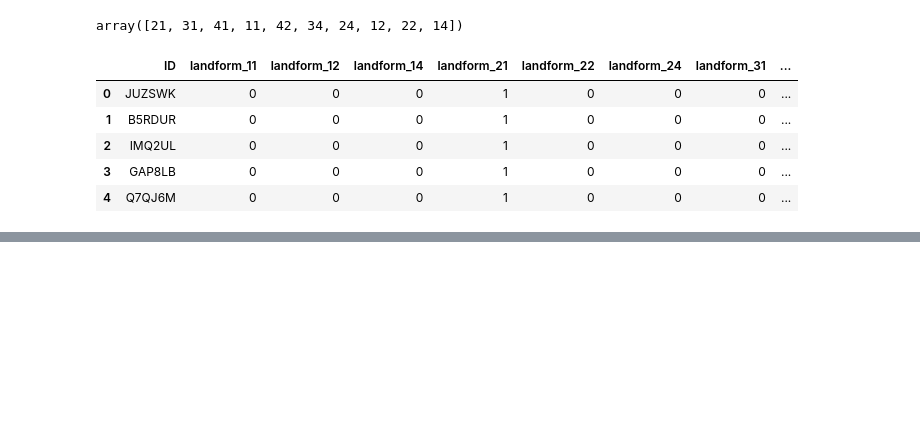
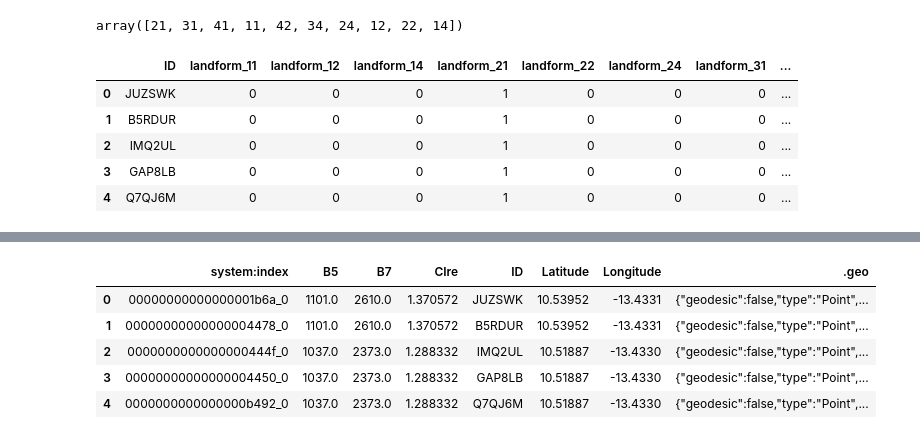
Before and after one commit to lucknera/projekt_interdyscyplinarny, a Jupyter notebook: models/olek-fe.ipynb, the cells around one changed output, grey strips where cells are left out. Cells and saved outputs as stored; diff of their text form; code cells hidden in the pictures; blank space fills up the shorter version.

Commit message:
added cire feature

```diff
--- a/models/olek-fe.ipynb
+++ b/models/olek-fe.ipynb
@@ -1397,0 +1431,10 @@ landforms_df.to_csv('../features/landforms_features.csv')
+# %%
+cire_df = pd.read_csv('../features/CIre-feature.csv')
+cire_df.head()
+# %% [output]
+|  | system:index | B5 | B7 | CIre | ID | Latitude | Longitude | .geo |
+| 0 | 00000000000000001b6a_0 | 1101.0 | 2610.0 | 1.370572 | JUZSWK | 10.53952 | -13.4331 | {"geodesic":false,"type":"Point",... |
+| 1 | 00000000000000004478_0 | 1101.0 | 2610.0 | 1.370572 | B5RDUR | 10.53952 | -13.4331 | {"geodesic":false,"type":"Point",... |
+| 2 | 0000000000000000444f_0 | 1037.0 | 2373.0 | 1.288332 | IMQ2UL | 10.51887 | -13.4330 | {"geodesic":false,"type":"Point",... |
+| 3 | 00000000000000004450_0 | 1037.0 | 2373.0 | 1.288332 | GAP8LB | 10.51887 | -13.4330 | {"geodesic":false,"type":"Point",... |
+| 4 | 0000000000000000b492_0 | 1037.0 | 2373.0 | 1.288332 | Q7QJ6M | 10.51887 | -13.4330 | {"geodesic":false,"type":"Point",... |
```
Also changed, not shown: parts of 10 cells of this notebook, 1 other file.
